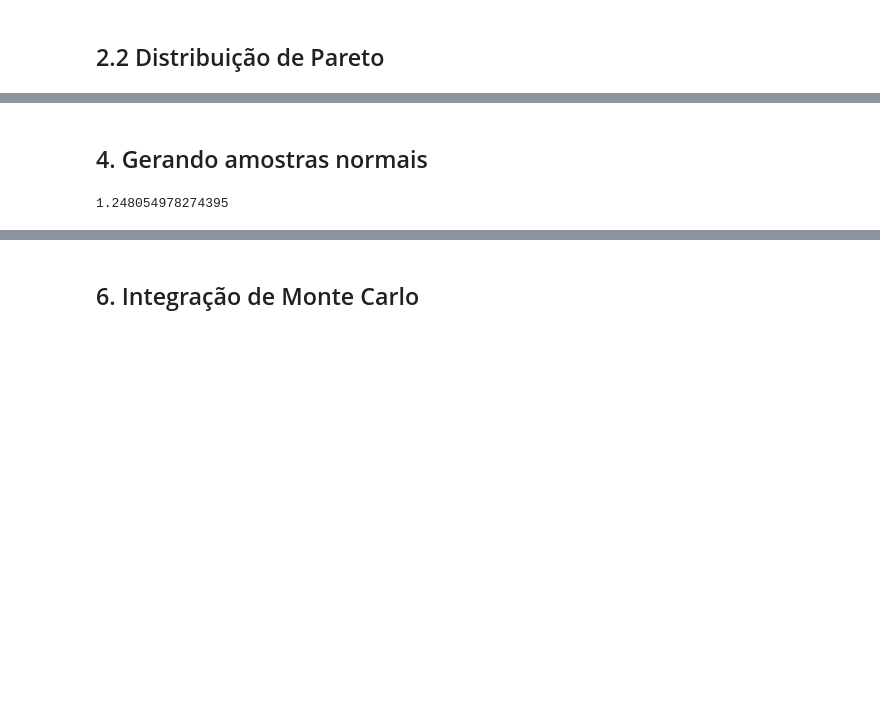
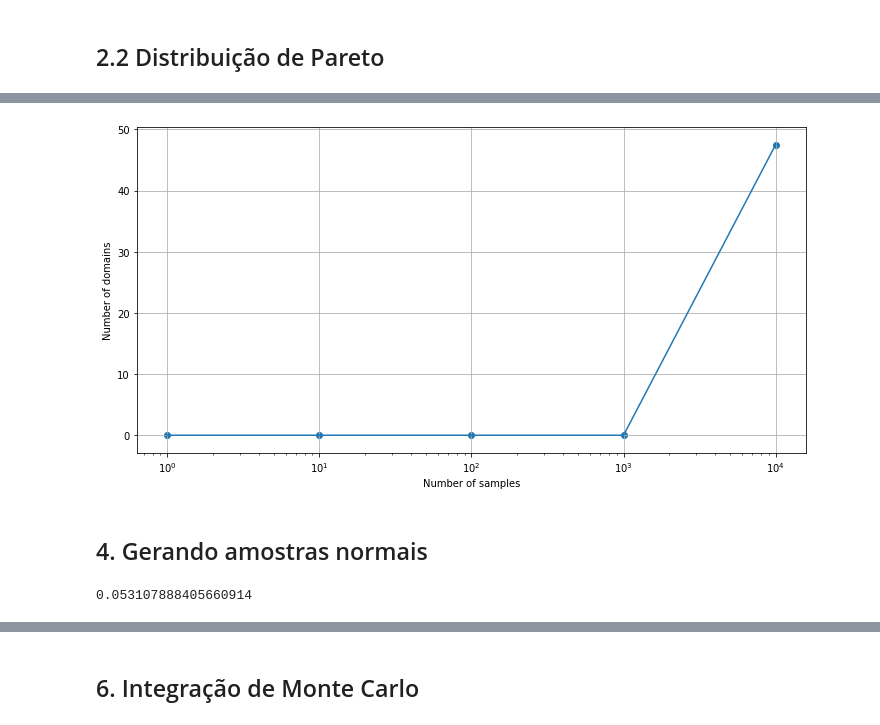
Before and after one commit to guedes-joaofelipe/CPC767-monte-carlos-markov-chain, a Jupyter notebook: Lists/2020_1/lista3.ipynb, the cells around one changed output, grey strips where cells are left out. Drawn from its saved outputs; the diff is of its cells as text; code cells hidden in the pictures; blank space fills up the shorter version.

```diff
--- a/Lists/2020_1/lista3.ipynb
+++ b/Lists/2020_1/lista3.ipynb
@@ -167,0 +173,6 @@ fig.savefig('./img/2_2_ccdf.jpeg', bbox_inches='tight')
+# %%
+n = 26
+k = 4
+# N_k = np.sum([math.factorial(n)/math.factorial(k)*math.factorial(n-k) for k in [1,2,3,4]])
+N_k = np.sum([26**i for i in [1,2,3,4]])
+N_k
@@ -167,0 +181,7 @@ fig.savefig('./img/2_2_ccdf.jpeg', bbox_inches='tight')
+# %%
+k = 4
+array_n = [1e0, 1e1, 1e2, 1e3, 1e4]
+results = []
+for n in array_n:
+    print (n)
+    results.append(estimateDomains(k, int(n), N_k))
@@ -168,14 +194,24 @@ fig.savefig('./img/2_2_ccdf.jpeg', bbox_inches='tight')
+# %%
+fig, ax = plt.subplots(figsize=(12, 6))
+ax.plot(array_n, results)
+ax.scatter(array_n, results)
+ax.set_xscale('log')
+ax.grid(True)
+ax.set_xlabel('Number of samples'), ax.set_ylabel('Number of domains')
+fig.savefig('./img/3_number_of_domains.jpeg', bbox_inches='tight')
+# %% [output]
+[figure, added]
 # %% [markdown]
 ## 4. Gerando amostras normais
 # %%
 lambda_dist = 1
-f_y_inv = lambda x: -1/lambda_dist * math.log(x/lambda_dist)
+f_y_inv = lambda x: -1/lambda_dist * math.log(1-x)
 f_y = lambda x: np.exp(-lambda_dist*x)/lambda_dist
 f_z = lambda x: (2*np.pi)**(-0.5) * np.exp(-0.5 * x**2)
 f_z(0)
 f_y_inv(np.random.rand())
 # %% [output]
-1.248054978274395
+0.053107888405660914
 # %%
 n_samples = 50000
 samples = []
```
Also changed, not shown: parts of 43 cells of this notebook, 3 other files.
